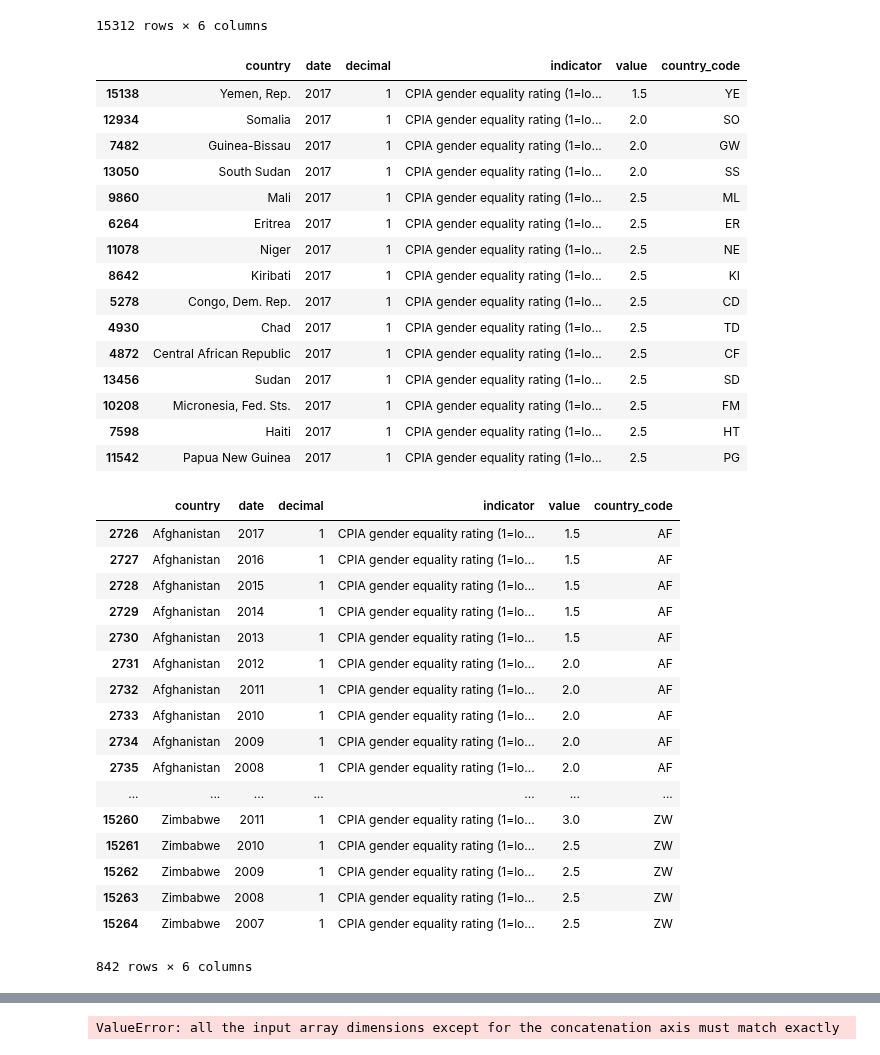
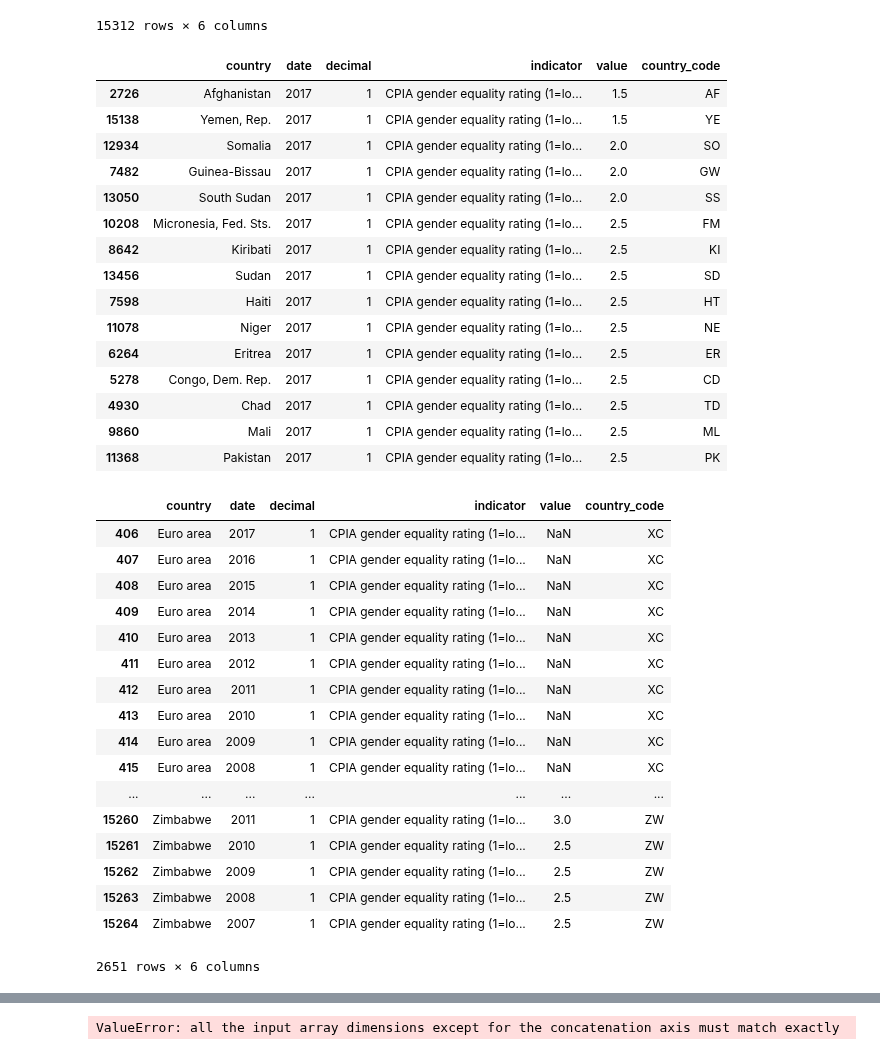
Before and after one commit to omar-d/EPA-WB-Equity, a Jupyter notebook: Deelvraag_1.ipynb, the cells around one changed output, grey strips where cells are left out. Saved outputs shown, nothing was run; the diff lists cells and outputs as text; code cells hidden in the pictures.

```diff
--- a/Deelvraag_1.ipynb
+++ b/Deelvraag_1.ipynb
@@ -115,8 +54,7 @@ CPIA_all = pd.DataFrame(wbdata.get_data("IQ.CPA.GNDR.XQ"))
 # %%
 #Set column 'value' as type 'float' and round the value to zero decimals
 CPIA_all['value'] = CPIA_all.value.astype(float).round(1)
-# NOD_all['value'] = NOD_all.value.astype(float).round(0)
-# LAW_all['value'] = LAW_all.value.astype(float).round(0)
+CPIA_all['date'] = CPIA_all.date.astype(int)
 # %%
 # Clean up column 'country' and ' indicator'
 CPIA_all['country_code'] = CPIA_all.country.astype(str).str.slice(8,10)
@@ -161,65 +87,64 @@ CPIA_all
 # %%
 # Top 15 Countries with worst 'CPA' rating
 
 # Filter the dataset on 'value' bigger or equal to zero (to not show NaN values) and on a specific 'date'
 # Here i have chosen the date '2008'
-CPIA_all_year_alpha = CPIA_all.loc[(CPIA_all['value'] >= 0) & (CPIA_all['date'] == '2017') & (CPIA_all.country_code.str.isalpha())]
-CPIA_OnlyCountries = CPIA_all_year_alpha[18:]
+CPIA_all_year_alpha = CPIA_all.loc[(CPIA_all['date'] == 2017) & (CPIA_all.country_code.str.isalpha())]
+CPIA_OnlyCountries = CPIA_all_year_alpha[17:]
 CPIA_OnlyCountries
 
 #Sort CPIA by 'value' in a descending order
 #CPIA_all_year.sort_values(by='value', ascending=False )
 
 #Count all the countries that received a rating in that year
 #CPIA_all_year.country.count()
 
 #sort the countries by 'value' (their rating) at 'date' .. and only show the Top 25 (sort in descending order and slice)
-CPIA_OnlyCountries_worst15 = CPIA_OnlyCountries.sort_values(by='value', ascending=True)[:15]
+CPIA_worst15 = CPIA_OnlyCountries.sort_values(by='value', ascending=True)[:15]
 
 #to .csv file
-CPIA_OnlyCountries_worst15.to_csv("CPIA_worst15.csv", sep=',', encoding='utf-8')
+CPIA_worst15.to_csv("CPIA_worst15.csv", sep=',', encoding='utf-8')
 
 #DataFrame
-CPIA_OnlyCountries_worst15
+CPIA_worst15
 # %% [output]
 |  | country | date | decimal | indicator | value | country_code |
+| 2726 | Afghanistan | 2017 | 1 | CPIA gender equality rating (1=lo... | 1.5 | AF |
 | 15138 | Yemen, Rep. | 2017 | 1 | CPIA gender equality rating (1=lo... | 1.5 | YE |
 | 12934 | Somalia | 2017 | 1 | CPIA gender equality rating (1=lo... | 2.0 | SO |
 | 7482 | Guinea-Bissau | 2017 | 1 | CPIA gender equality rating (1=lo... | 2.0 | GW |
 | 13050 | South Sudan | 2017 | 1 | CPIA gender equality rating (1=lo... | 2.0 | SS |
-| 9860 | Mali | 2017 | 1 | CPIA gender equality rating (1=lo... | 2.5 | ML |
+| 10208 | Micronesia, Fed. Sts. | 2017 | 1 | CPIA gender equality rating (1=lo... | 2.5 | FM |
+| 8642 | Kiribati | 2017 | 1 | CPIA gender equality rating (1=lo... | 2.5 | KI |
+| 13456 | Sudan | 2017 | 1 | CPIA gender equality rating (1=lo... | 2.5 | SD |
+| 7598 | Haiti | 2017 | 1 | CPIA gender equality rating (1=lo... | 2.5 | HT |
+| 11078 | Niger | 2017 | 1 | CPIA gender equality rating (1=lo... | 2.5 | NE |
 | 6264 | Eritrea | 2017 | 1 | CPIA gender equality rating (1=lo... | 2.5 | ER |
-| 11078 | Niger | 2017 | 1 | CPIA gender equality rating (1=lo... | 2.5 | NE |
-| 8642 | Kiribati | 2017 | 1 | CPIA gender equality rating (1=lo... | 2.5 | KI |
 | 5278 | Congo, Dem. Rep. | 2017 | 1 | CPIA gender equality rating (1=lo... | 2.5 | CD |
 | 4930 | Chad | 2017 | 1 | CPIA gender equality rating (1=lo... | 2.5 | TD |
-| 4872 | Central African Republic | 2017 | 1 | CPIA gender equality rating (1=lo... | 2.5 | CF |
-| 13456 | Sudan | 2017 | 1 | CPIA gender equality rating (1=lo... | 2.5 | SD |
-| 10208 | Micronesia, Fed. Sts. | 2017 | 1 | CPIA gender equality rating (1=lo... | 2.5 | FM |
-| 7598 | Haiti | 2017 | 1 | CPIA gender equality rating (1=lo... | 2.5 | HT |
-| 11542 | Papua New Guinea | 2017 | 1 | CPIA gender equality rating (1=lo... | 2.5 | PG |
+| 9860 | Mali | 2017 | 1 | CPIA gender equality rating (1=lo... | 2.5 | ML |
+| 11368 | Pakistan | 2017 | 1 | CPIA gender equality rating (1=lo... | 2.5 | PK |
 # %%
 # Puur om de 'niet-landen' weg te halen. hoeft niet te gebruiken en is per databestand anders.
-CPIA_2007_2017 = CPIA_all.loc[(CPIA_all['value'] >= 0) & (CPIA_all['date'] >= '2007') & (CPIA_all['date'] <= '2017') & (CPIA_all.country_code.str.isalpha())]
-CPIA_2007_2017_countries = CPIA_2007_2017[196:]
-CPIA_2007_2017_countries
+CPIA_2007_2017 = CPIA_all.loc[(CPIA_all['date'] >= 2007) & (CPIA_all['date'] <= 2017) & (CPIA_all.country_code.str.isalpha())]
+CPIA_2007_2017
 # %% [output]
 |  | country | date | decimal | indicator | value | country_code |
-| 2726 | Afghanistan | 2017 | 1 | CPIA gender equality rating (1=lo... | 1.5 | AF |
-| 2727 | Afghanistan | 2016 | 1 | CPIA gender equality rating (1=lo... | 1.5 | AF |
-| 2728 | Afghanistan | 2015 | 1 | CPIA gender equality rating (1=lo... | 1.5 | AF |
-| 2729 | Afghanistan | 2014 | 1 | CPIA gender equality rating (1=lo... | 1.5 | AF |
-| 2730 | Afghanistan | 2013 | 1 | CPIA gender equality rating (1=lo... | 1.5 | AF |
-| 2731 | Afghanistan | 2012 | 1 | CPIA gender equality rating (1=lo... | 2.0 | AF |
-| 2732 | Afghanistan | 2011 | 1 | CPIA gender equality rating (1=lo... | 2.0 | AF |
-| 2733 | Afghanistan | 2010 | 1 | CPIA gender equality rating (1=lo... | 2.0 | AF |
-| 2734 | Afghanistan | 2009 | 1 | CPIA gender equality rating (1=lo... | 2.0 | AF |
-| 2735 | Afghanistan | 2008 | 1 | CPIA gender equality rating (1=lo... | 2.0 | AF |
+| 406 | Euro area | 2017 | 1 | CPIA gender equality rating (1=lo... | NaN | XC |
+| 407 | Euro area | 2016 | 1 | CPIA gender equality rating (1=lo... | NaN | XC |
+| 408 | Euro area | 2015 | 1 | CPIA gender equality rating (1=lo... | NaN | XC |
+| 409 | Euro area | 2014 | 1 | CPIA gender equality rating (1=lo... | NaN | XC |
+| 410 | Euro area | 2013 | 1 | CPIA gender equality rating (1=lo... | NaN | XC |
+| 411 | Euro area | 2012 | 1 | CPIA gender equality rating (1=lo... | NaN | XC |
+| 412 | Euro area | 2011 | 1 | CPIA gender equality rating (1=lo... | NaN | XC |
+| 413 | Euro area | 2010 | 1 | CPIA gender equality rating (1=lo... | NaN | XC |
+| 414 | Euro area | 2009 | 1 | CPIA gender equality rating (1=lo... | NaN | XC |
+| 415 | Euro area | 2008 | 1 | CPIA gender equality rating (1=lo... | NaN | XC |
 | ... | ... | ... | ... | ... | ... | ... |
 | 15260 | Zimbabwe | 2011 | 1 | CPIA gender equality rating (1=lo... | 3.0 | ZW |
 | 15261 | Zimbabwe | 2010 | 1 | CPIA gender equality rating (1=lo... | 2.5 | ZW |
 | 15262 | Zimbabwe | 2009 | 1 | CPIA gender equality rating (1=lo... | 2.5 | ZW |
 | 15263 | Zimbabwe | 2008 | 1 | CPIA gender equality rating (1=lo... | 2.5 | ZW |
 | 15264 | Zimbabwe | 2007 | 1 | CPIA gender equality rating (1=lo... | 2.5 | ZW |
-842 rows × 6 columns
+2651 rows × 6 columns
 # %%
```
Also changed, not shown: parts of 15 cells of this notebook, 1 other file.
